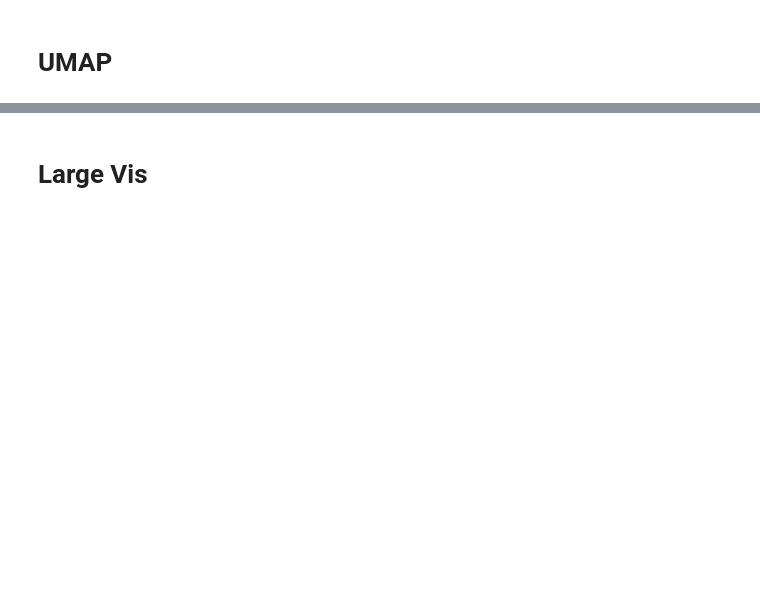
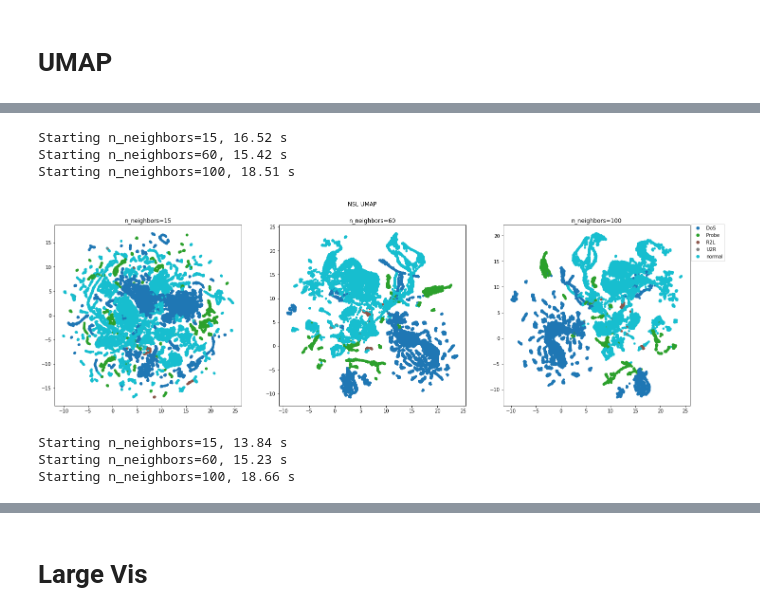
Before and after one commit to FEJTWOW/nsl_kdd, a Jupyter notebook: notebooks/visualization/autoencoders_with_categorical_visualization_bn16.ipynb, the cells around one changed output, grey strips where cells are left out. Saved outputs shown, nothing was run; the diff lists cells and outputs as text; code cells hidden in the pictures; blank space fills up the shorter version.

```diff
--- a/notebooks/visualization/autoencoders_with_categorical_visualization_bn16.ipynb
+++ b/notebooks/visualization/autoencoders_with_categorical_visualization_bn16.ipynb
@@ -123,0 +175,58 @@ plot_2d(X_nsl_umap, nsl_lables, titles_umap_nsl, 'NSL UMAP', labels=attack_class
+# %%
+titles_umap_nsl = [
+    'n_neighbors=15',
+    'n_neighbors=60',
+    'n_neighbors=100',
+]
+
+if RUN_ALGORITHMS:
+    umap_list_nsl = [
+        umap.UMAP(n_neighbors=15, n_components=2, min_dist=0.6, random_state=42),
+        umap.UMAP(n_neighbors=60, n_components=2, min_dist=0.6, random_state=42),
+        umap.UMAP(n_neighbors=100, n_components=2, min_dist=0.6, random_state=42),
+    ]
+
+    X_nsl_umap = []
+    for i, umap_model in enumerate(umap_list_nsl):
+        print(f'Starting {titles_umap_nsl[i]}, ', end='')
+        X_nsl_umap.append(run_and_measure(umap_model.fit_transform, X[:20000]))
+
+    np.save(pwd + '/data/saved_X/X_nsl_umap_with_categorical_extracted_bn16_20000.npy', np.array(X_nsl_umap))
+
+else:
+    X_nsl_umap = np.load(pwd + '/data/saved_X/X_nsl_umap_with_categorical_extracted_bn16_20000.npy')
+# %% [output]
+Starting n_neighbors=15, 16.52 s
+Starting n_neighbors=60, 15.42 s
+Starting n_neighbors=100, 18.51 s
+# %%
+plot_2d(X_nsl_umap, nsl_lables[:20000], titles_umap_nsl, 'NSL UMAP', labels=attack_classes, bbox_shift=1.2, rows=1, figsize=(24, 7))
+# %% [output]
+[figure, added]
+# %%
+titles_umap_nsl = [
+    'n_neighbors=15',
+    'n_neighbors=60',
+    'n_neighbors=100',
+]
+
+if RUN_ALGORITHMS:
+    umap_list_nsl = [
+        umap.UMAP(n_neighbors=15, n_components=2, min_dist=0.8, random_state=42),
+        umap.UMAP(n_neighbors=60, n_components=2, min_dist=0.8, random_state=42),
+        umap.UMAP(n_neighbors=100, n_components=2, min_dist=0.8, random_state=42),
+    ]
+
+    X_nsl_umap = []
+    for i, umap_model in enumerate(umap_list_nsl):
+        print(f'Starting {titles_umap_nsl[i]}, ', end='')
+        X_nsl_umap.append(run_and_measure(umap_model.fit_transform, X[:20000]))
+
+    np.save(pwd + '/data/saved_X/X_nsl_umap_with_categorical_extracted_bn16_20000.npy', np.array(X_nsl_umap))
+
+else:
+    X_nsl_umap = np.load(pwd + '/data/saved_X/X_nsl_umap_with_categorical_extracted_bn16_20000.npy')
+# %% [output]
+Starting n_neighbors=15, 13.84 s
+Starting n_neighbors=60, 15.23 s
+Starting n_neighbors=100, 18.66 s
```
Also changed, not shown: parts of 11 cells of this notebook, 9 other files.
